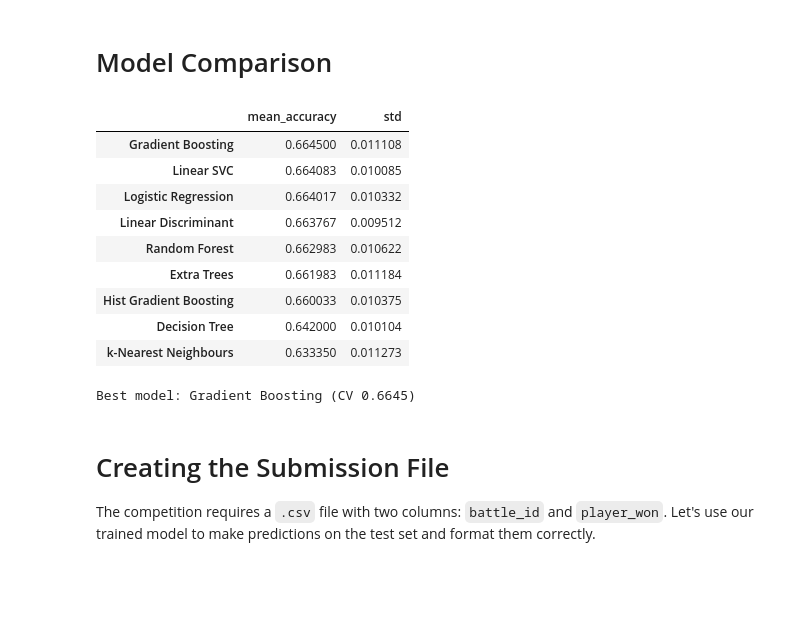
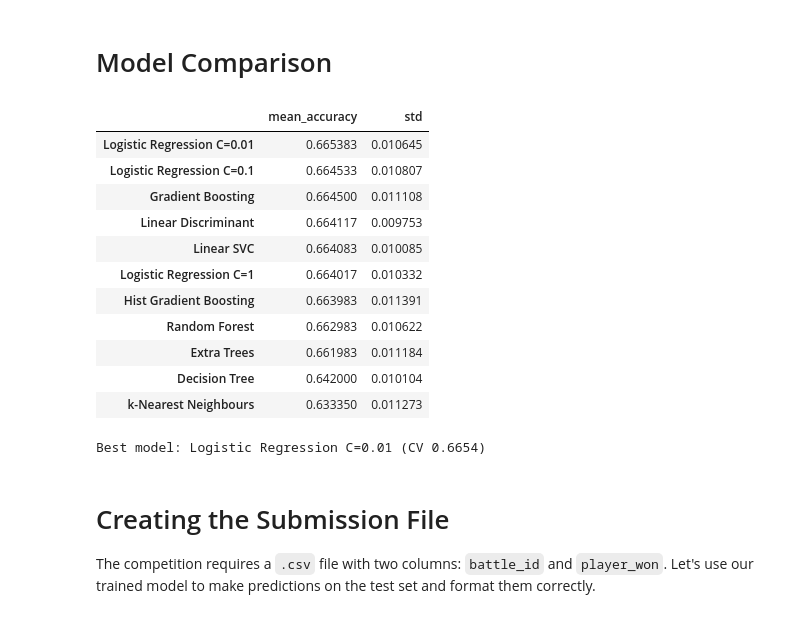
Before and after one commit to amrhsnd/FDS_Challenge_26, a Jupyter notebook: notebooks/aimilia/em_starter-notebook.ipynb, the cells around one changed output. Cells and saved outputs as stored; diff of their text form; code cells hidden in the pictures; blank space fills up the shorter version.

Commit message:
Tuned some models

```diff
--- a/notebooks/aimilia/em_starter-notebook.ipynb
+++ b/notebooks/aimilia/em_starter-notebook.ipynb
@@ -347,61 +387,80 @@ GRAND TOTAL: 106 features (compared to 6 of the startup notebook)
 from sklearn.linear_model import LogisticRegression
 from sklearn.pipeline import make_pipeline
 from sklearn.preprocessing import StandardScaler
+from sklearn.impute import SimpleImputer
 from sklearn.model_selection import cross_val_score
 from sklearn.model_selection import RepeatedStratifiedKFold
 from sklearn.neighbors import KNeighborsClassifier
 from sklearn.tree import DecisionTreeClassifier
-from sklearn.ensemble import (GradientBoostingClassifier, RandomForestClassifier, ExtraTreesClassifier, HistGradientBoostingClassifier)
+from sklearn.ensemble import (GradientBoostingClassifier, RandomForestClassifier,
+                              ExtraTreesClassifier, HistGradientBoostingClassifier)
 from sklearn.discriminant_analysis import LinearDiscriminantAnalysis
 from sklearn.svm import LinearSVC
 
 
 SEED = 42
 cv_scheme = RepeatedStratifiedKFold(n_splits=5, n_repeats=6, random_state=0)
 
+
 def scaled(estimator):
-    """Scaling matters for distance- and penalty-based models; harmless for trees."""
-    return make_pipeline(StandardScaler(), estimator)
+    """Impute, then scale. For distance- and penalty-based models."""
+    return make_pipeline(SimpleImputer(strategy="median"), StandardScaler(), estimator)
+
+
+def bare(estimator):
+    """Impute only. Trees need no scaling but still reject NaN."""
+    return make_pipeline(SimpleImputer(strategy="median"), estimator)
+
 
 candidates = {
-    "Logistic Regression": scaled(LogisticRegression(max_iter=4000, random_state=SEED)),
-    "Linear Discriminant": scaled(LinearDiscriminantAnalysis()),
-    "Linear SVC":          scaled(LinearSVC(C=0.01, max_iter=5000, random_state=SEED)),
-    "Gradient Boosting":   GradientBoostingClassifier(random_state=SEED),
-    "Hist Gradient Boosting": HistGradientBoostingClassifier(random_state=SEED),
-    "Random Forest":       RandomForestClassifier(n_estimators=400, min_samples_leaf=5, random_state=SEED),
-    "Extra Trees":         ExtraTreesClassifier(n_estimators=400, min_samples_leaf=5, random_state=SEED),
-    "k-Nearest Neighbours": scaled(KNeighborsClassifier(n_neighbors=50)),
-    "Decision Tree":       DecisionTreeClassifier(max_depth=6, min_samples_leaf=50, random_state=SEED),
+    "Logistic Regression C=1":    scaled(LogisticRegression(C=1.0,  max_iter=4000, random_state=SEED)),
+    "Logistic Regression C=0.1":  scaled(LogisticRegression(C=0.1,  max_iter=4000, random_state=SEED)),
+    "Logistic Regression C=0.01": scaled(LogisticRegression(C=0.01, max_iter=4000, random_state=SEED)),
+    "Linear Discriminant":        scaled(LinearDiscriminantAnalysis(solver="lsqr", shrinkage="auto")),
+    "Linear SVC":                 scaled(LinearSVC(C=0.01, max_iter=5000, random_state=SEED)),
+    "Gradient Boosting":          bare(GradientBoostingClassifier(random_state=SEED)),
+    "Hist Gradient Boosting":     HistGradientBoostingClassifier(
+                                      max_iter=200, learning_rate=0.06,
+                                      max_leaf_nodes=15, min_samples_leaf=40,
+                                      l2_regularization=5.0, early_stopping=False,
+                                      random_state=SEED),
+    "Random Forest":              bare(RandomForestClassifier(n_estimators=400, min_samples_leaf=5, random_state=SEED)),
+    "Extra Trees":                bare(ExtraTreesClassifier(n_estimators=400, min_samples_leaf=5, random_state=SEED)),
+    "k-Nearest Neighbours":       scaled(KNeighborsClassifier(n_neighbors=50)),
+    "Decision Tree":              bare(DecisionTreeClassifier(max_depth=6, min_samples_leaf=50, random_state=SEED)),
 }
 
 results = {}
 for name, candidate in candidates.items():
     scores = cross_val_score(candidate, X_train, y_train, cv=cv_scheme, n_jobs=-1)
     results[name] = scores
 
-comparison = (pd.DataFrame({k: [v.mean(), v.std()] for k, v in results.items()}, index=["mean_accuracy", "std"]).T.sort_values("mean_accuracy", ascending=False))
+comparison = (pd.DataFrame({k: [v.mean(), v.std()] for k, v in results.items()},
+                           index=["mean_accuracy", "std"]).T
+              .sort_values("mean_accuracy", ascending=False))
 display(comparison)
 
 
 best_name = comparison.index[0]
 print(f"Best model: {best_name} (CV {comparison.loc[best_name, 'mean_accuracy']:.4f})")
 
 model = candidates[best_name]
 model.fit(X_train, y_train)
 test_predictions = model.predict(X_test)
 # %% [output]
 |  | mean_accuracy | std |
+| Logistic Regression C=0.01 | 0.665383 | 0.010645 |
+| Logistic Regression C=0.1 | 0.664533 | 0.010807 |
 | Gradient Boosting | 0.664500 | 0.011108 |
+| Linear Discriminant | 0.664117 | 0.009753 |
 | Linear SVC | 0.664083 | 0.010085 |
-| Logistic Regression | 0.664017 | 0.010332 |
-| Linear Discriminant | 0.663767 | 0.009512 |
+| Logistic Regression C=1 | 0.664017 | 0.010332 |
+| Hist Gradient Boosting | 0.663983 | 0.011391 |
 | Random Forest | 0.662983 | 0.010622 |
 | Extra Trees | 0.661983 | 0.011184 |
-| Hist Gradient Boosting | 0.660033 | 0.010375 |
 | Decision Tree | 0.642000 | 0.010104 |
 | k-Nearest Neighbours | 0.633350 | 0.011273 |
-Best model: Gradient Boosting (CV 0.6645)
+Best model: Logistic Regression C=0.01 (CV 0.6654)
 # %% [markdown]
 # Creating the Submission File
 
```
Also changed, not shown: parts of 4 cells of this notebook.
